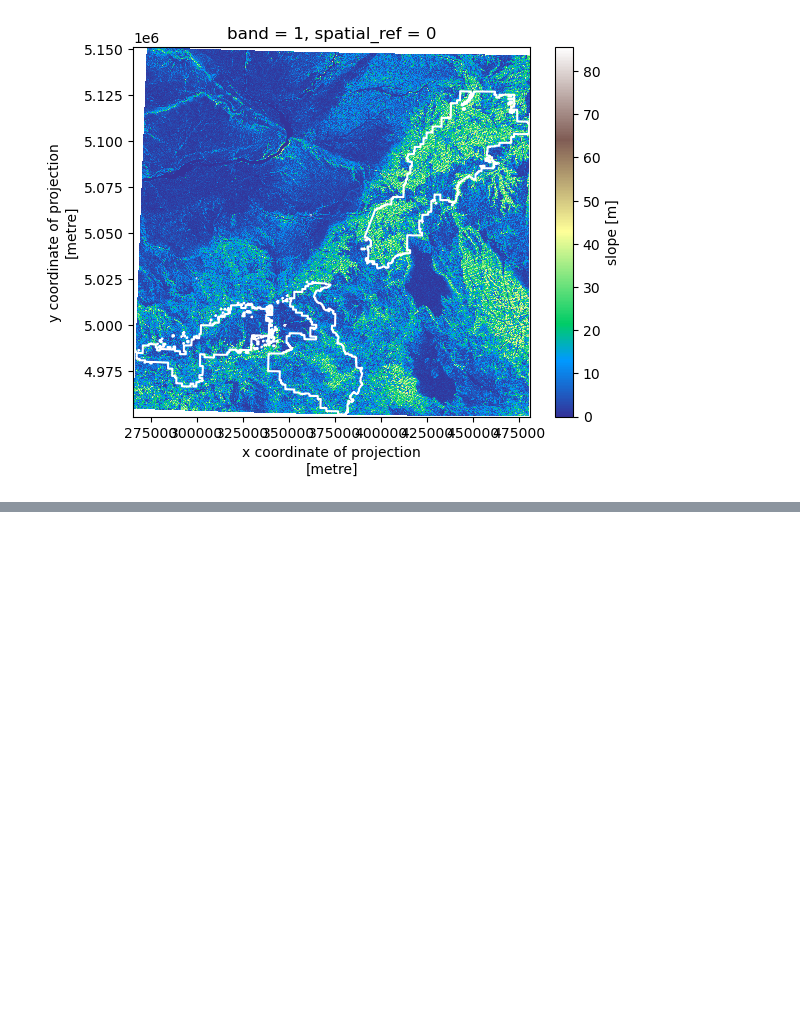
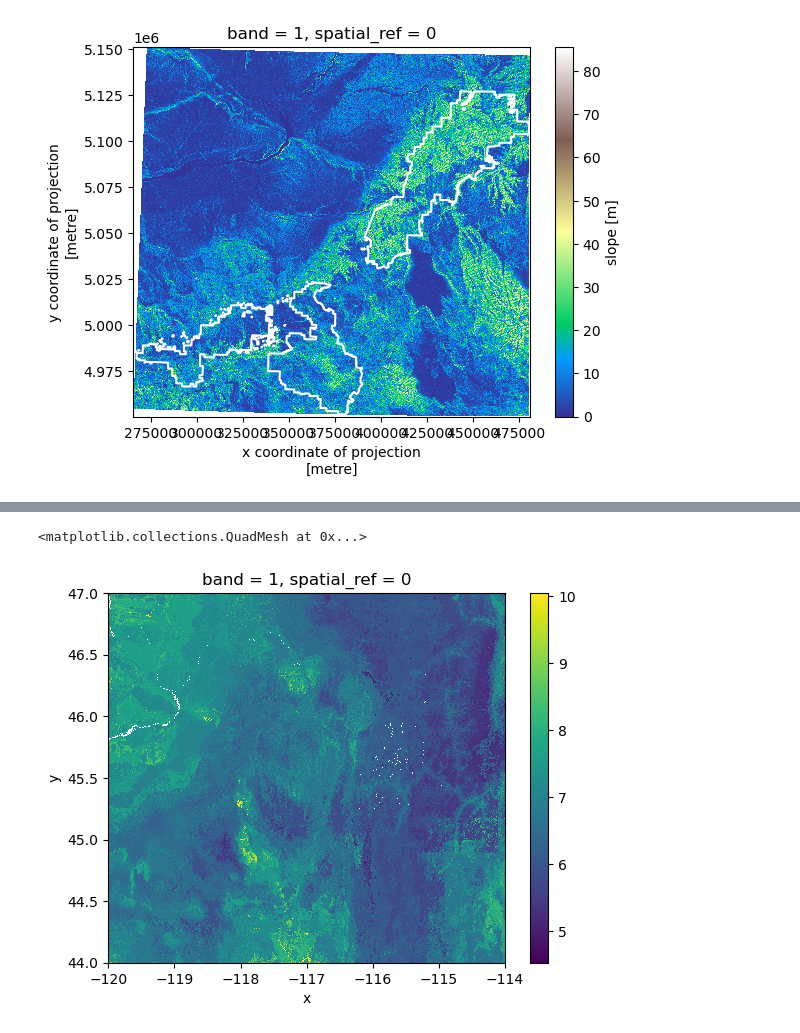
Before and after one commit to cmq879/earth-analytics-habitat-suitability-finalproject, a Jupyter notebook: 01-gdfs_srtm_polaris.ipynb, the cells around one changed output, grey strips where cells are left out. Cells and saved outputs as stored; diff of their text form; code cells hidden in the pictures; blank space fills up the shorter version.

```diff
--- a/01-gdfs_srtm_polaris.ipynb
+++ b/01-gdfs_srtm_polaris.ipynb
@@ -414,4 +330,0 @@ array([-119.95978061,   44.70581178, -117.24830028,   46.47555163])
-# %%
-soil_da = rxr.open_rasterio(soil_url, mask_and_scale=True).squeeze()
-soil_da
-#polaris_shp_path = os.path.join(soil_dir, ' .shp')
@@ -425,0 +331,5 @@ maca_ds
+# %%
+# Need the bounding box for the gdfs again
+bounds_min_lon, bounds_min_lat, bounds_max_lon, bounds_max_lat = (
+    nfs2_gdf.total_bounds)
+#range(floor(bounds_min_lon), ceil(bounds_max_lon))
@@ -425,0 +338,12 @@ maca_ds
+# %%
+# Create a list of all the Polaris layer URLs I will need to cover the spatial extent
+polaris_url_list = []
+# Identify and loop over all lat/lon combinations
+for min_lon in range(floor(bounds_min_lon), ceil(bounds_max_lon)):
+    for min_lat in range(floor(bounds_min_lat), ceil(bounds_max_lat)):
+        #print(min_lon, min_lat)
+        polaris_url = polaris_url_templ.format(
+            min_lat=min_lat, max_lat=min_lat+1,
+            min_lon=min_lon, max_lon=min_lon+1)
+        polaris_url_list.append(polaris_url)
+polaris_url_list
@@ -425,0 +369,12 @@ maca_ds
+# %%
+# Now read in the tif files. Start with an empty list and then add each
+# cropped tile of soil data into it
+soil_da_list = []
+nfs2bounds = nfs2_gdf.total_bounds
+#gdfbounds_buffer = (xmin-buffer, ymin-buffer, xmax+buffer, ymax+buffer)
+for file in polaris_url_list:
+    soil_da = rxr.open_rasterio(file, mask_and_scale=True).squeeze()
+    soil_crop = soil_da.rio.clip_box(*nfs2bounds)
+    soil_da_list.append(soil_da)
+    soil_das = merge_arrays(soil_da_list)
+soil_das
@@ -425,0 +399,5 @@ maca_ds
+# %%
+soil_das.plot()
+# %% [output]
+<matplotlib.collections.QuadMesh at 0x...>
+[figure, added]
```
Also changed, not shown: parts of 42 cells of this notebook, 1 other file.
